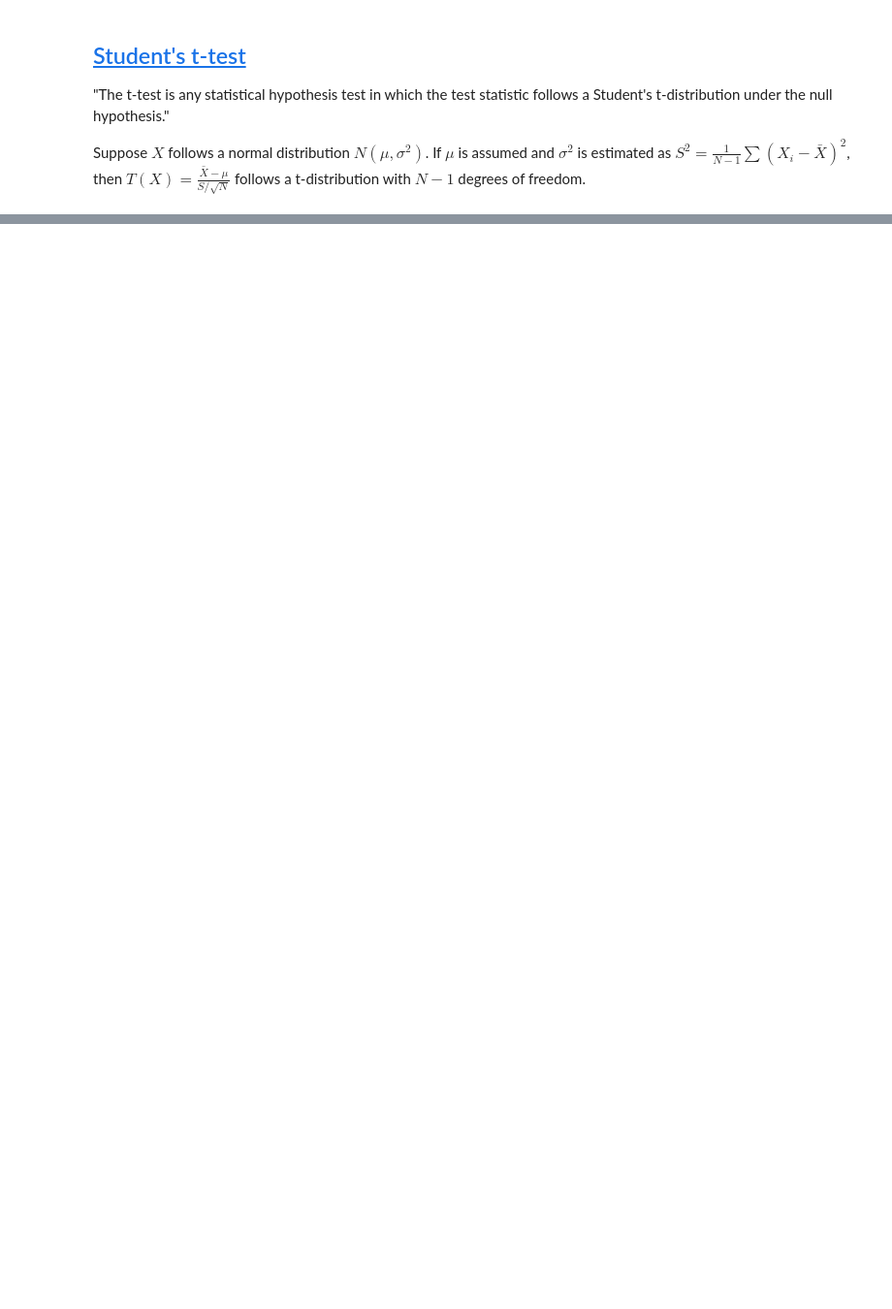
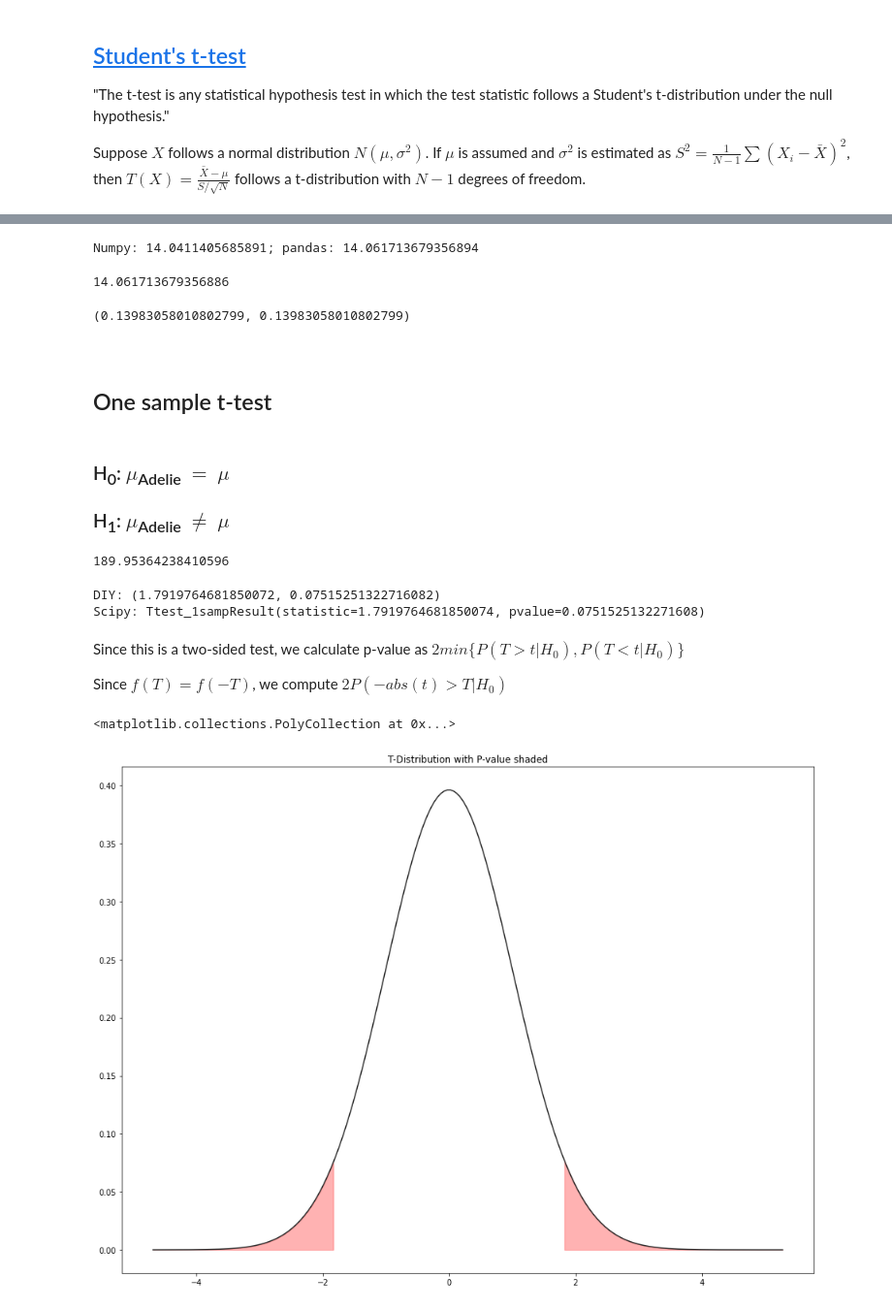
Before and after one commit to jackmuskopf/stats-examples, a Jupyter notebook: t-test.ipynb, the cells around one changed output, grey strips where cells are left out. Shown at 97% size. Cells and saved outputs as stored; diff of their text form; code cells hidden in the pictures; blank space fills up the shorter version.

Commit message:
t test and distribution

```diff
--- a/t-test.ipynb
+++ b/t-test.ipynb
@@ -27 +29,4 @@ Data shape: (344, 7) <class 'pandas.core.frame.DataFrame'>
+# %%
+a = penguins[penguins.species == 'Adelie'].flipper_length_mm.values
+b = penguins[penguins.species == 'Chinstrap'].flipper_length_mm.values
 # %%
@@ -31,0 +53,72 @@ sns.displot(penguins, x="flipper_length_mm", hue="species", element="step")
+# %%
+# numpy uses uncorrected; pandas uses corrected
+pd_std, np_std = penguins['flipper_length_mm'].std(), penguins['flipper_length_mm'].values.std()
+print(f'Numpy: {np_std}; pandas: {pd_std}')
+# %% [output]
+Numpy: 14.0411405685891; pandas: 14.061713679356894
+# %%
+# but you can use ddof in numpy
+penguins['flipper_length_mm'].values.std(ddof=1)
+# %% [output]
+14.061713679356886
+# %%
+# note, t distribution pdf is even
+_x = np.random.normal()
+scipy.stats.t.pdf(-_x, df=len(a)-1), scipy.stats.t.pdf(_x, df=len(a)-1)
+# %% [output]
+(0.13983058010802799, 0.13983058010802799)
+# %% [markdown]
+<br>
+
+## One sample t-test
+# %%
+def get_one_sample_t_stat(x, mu):
+    t_stat = (x.mean() - mu)*np.sqrt(len(x))/x.std(ddof=1)
+    pval = scipy.stats.t.cdf(-abs(t_stat), df=len(x)-1)*2
+    return t_stat, pval
+# %% [markdown]
+### H<sub>0</sub>: $\mu$<sub>Adelie</sub> $=$ $\mu$
+### H<sub>1</sub>: $\mu$<sub>Adelie</sub> $\ne$ $\mu$
+# %%
+a.mean()
+# %% [output]
+189.95364238410596
+# %%
+mu = 189
+print('DIY:', get_one_sample_t_stat(a, mu))
+print('Scipy:', scipy.stats.ttest_1samp(a, mu))
+# %% [output]
+DIY: (1.7919764681850072, 0.07515251322716082)
+Scipy: Ttest_1sampResult(statistic=1.7919764681850074, pvalue=0.0751525132271608)
+# %%
+t_stat, p_val = get_one_sample_t_stat(a, mu)
+# %% [markdown]
+Since this is a two-sided test, we calculate p-value as $2min\{P(T>t|H_0), P(T<t | H_0)\}$
+
+Since $f(T) = f(-T)$, we compute $2P(-abs(t)>T|H_0)$
+# %%
+# plot the t distribution
+ax = sns.distplot(
+    scipy.stats.t.rvs(len(a)-1, size=int(1e5)),
+    fit=scipy.stats.gamma,
+    kde=False,
+    hist=None
+)
+ax.set(title="T-Distribution with P-value shaded")
+
+# get _x, _y from graph
+_x, _y = ax.lines[0].get_xydata().T
+
+# get x,y where less than t_stat
+_ix_lt = np.argwhere(_x < -abs(t_stat))
+_x_lt, _y_lt = np.squeeze(_x[_ix_lt]), np.squeeze(_y[_ix_lt])
+
+# get x,y where greater than t_stat
+_ix_gt = np.argwhere(_x > abs(t_stat))
+_x_gt, _y_gt = np.squeeze(_x[_ix_gt]), np.squeeze(_y[_ix_gt])
+
+ax.fill_between(_x_gt, _y_gt, color='red', alpha=0.3)
+ax.fill_between(_x_lt, _y_lt, color='red', alpha=0.3)
+# %% [output]
+<matplotlib.collections.PolyCollection at 0x...>
+[figure, added]
```
Also changed, not shown: parts of 18 cells of this notebook, 2 other files.
